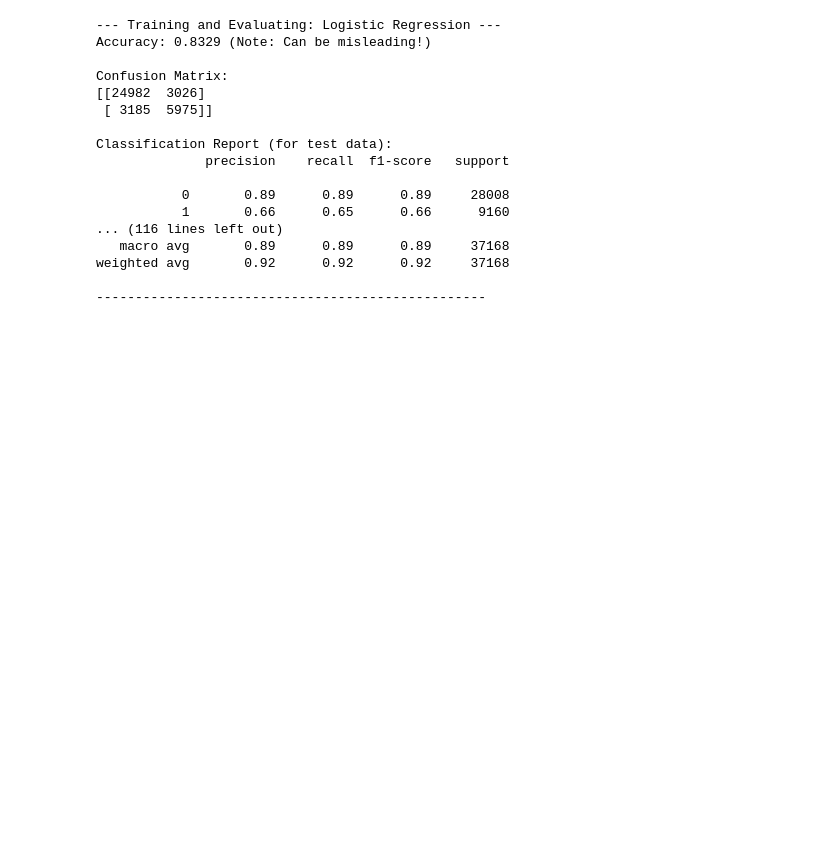
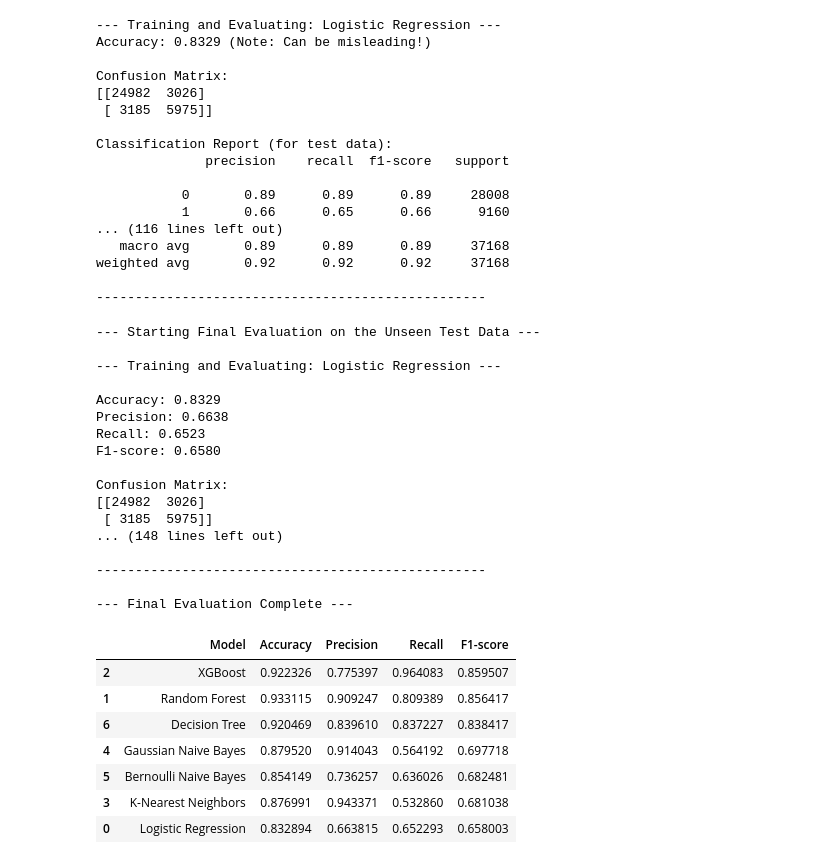
Before and after one commit to springboardmentor891v/CreditPathAI, a Jupyter notebook: notebooks/pre_processing__methods_2_updated.ipynb, the cells around one changed output. Saved outputs shown, nothing was run; the diff lists cells and outputs as text; code cells hidden in the pictures; blank space fills up the shorter version.

```diff
--- a/notebooks/pre_processing__methods_2_updated.ipynb
+++ b/notebooks/pre_processing__methods_2_updated.ipynb
@@ -135,3 +135,78 @@ Classification Report (for test data):
 weighted avg       0.92      0.92      0.92     37168
 
 --------------------------------------------------
+# %%
+# This list will store the results for our final summary table.
+results_list = []
+
+# --- Step 2: Train Each Model and Evaluate on the Test Set ---
+print("--- Starting Final Evaluation on the Unseen Test Data ---")
+for name, model in models.items():
+    print(f"\n--- Training and Evaluating: {name} ---")
+
+    # Create a pipeline with the preprocessor and the current model
+    model_pipeline = Pipeline(steps=[('preprocessor', preprocessor), ('classifier', model)])
+
+    # Train the model on the full training data
+    model_pipeline.fit(X_train, y_train)
+
+    # Make predictions on the unseen test data
+    y_pred = model_pipeline.predict(X_test)
+
+    # --- Generate and Print Full Reports ---
+    accuracy = accuracy_score(y_test, y_pred)
+    precision = precision_score(y_test, y_pred)
+    recall = recall_score(y_test, y_pred)
+    f1 = f1_score(y_test, y_pred)
+
+    print(f"\nAccuracy: {accuracy:.4f} ")
+    print(f"Precision: {precision:.4f}")
+    print(f"Recall: {recall:.4f}")
+    print(f"F1-score: {f1:.4f}")
+
+    print("\nConfusion Matrix:")
+    print(confusion_matrix(y_test, y_pred))
+    print("\nClassification Report (for test data):")
+    print(classification_report(y_test, y_pred))
+    print("-" * 50)
+
+    # Store results in the list
+    results_list.append({
+        'Model': name,
+        'Accuracy': accuracy,
+        'Precision': precision,
+        'Recall': recall,
+        'F1-score': f1
+    })
+
+print("\n--- Final Evaluation Complete ---")
+
+# You can now convert results_list to a DataFrame for easy viewing
+results_df = pd.DataFrame(results_list)
+display(results_df.sort_values(by='F1-score', ascending=False))
+# %% [output]
+--- Starting Final Evaluation on the Unseen Test Data ---
+
+--- Training and Evaluating: Logistic Regression ---
+
+Accuracy: 0.8329
+Precision: 0.6638
+Recall: 0.6523
+F1-score: 0.6580
+
+Confusion Matrix:
+[[24982  3026]
+ [ 3185  5975]]
+... (148 lines left out)
+
+--------------------------------------------------
+
+--- Final Evaluation Complete ---
+|  | Model | Accuracy | Precision | Recall | F1-score |
+| 2 | XGBoost | 0.922326 | 0.775397 | 0.964083 | 0.859507 |
+| 1 | Random Forest | 0.933115 | 0.909247 | 0.809389 | 0.856417 |
+| 6 | Decision Tree | 0.920469 | 0.839610 | 0.837227 | 0.838417 |
+| 4 | Gaussian Naive Bayes | 0.879520 | 0.914043 | 0.564192 | 0.697718 |
+| 5 | Bernoulli Naive Bayes | 0.854149 | 0.736257 | 0.636026 | 0.682481 |
+| 3 | K-Nearest Neighbors | 0.876991 | 0.943371 | 0.532860 | 0.681038 |
+| 0 | Logistic Regression | 0.832894 | 0.663815 | 0.652293 | 0.658003 |
```
Also changed, not shown: parts of 1 cell of this notebook.
